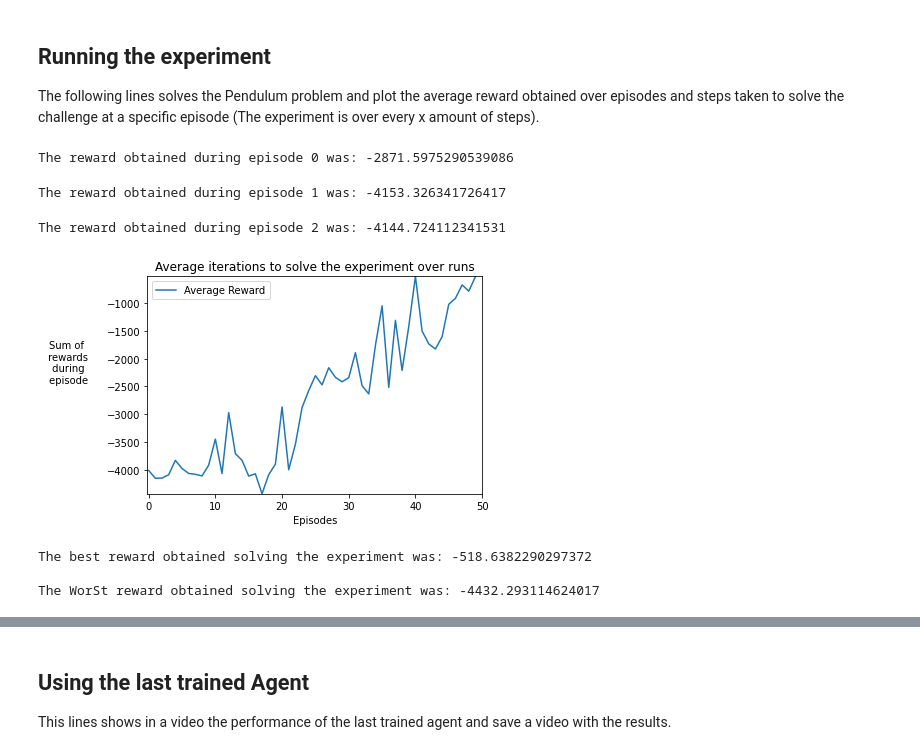
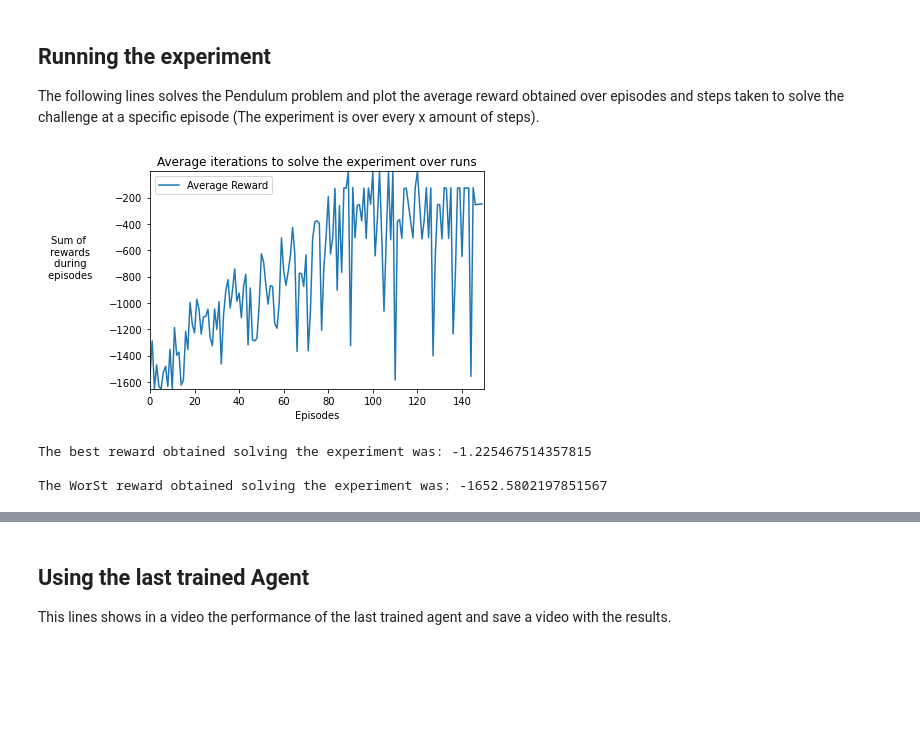
Before and after one commit to MikeS96/rl_openai, a Jupyter notebook: Pendulum_Replay_Experince.ipynb, the cells around one changed output, grey strips where cells are left out. Drawn from its saved outputs; the diff is of its cells as text; code cells hidden in the pictures; blank space fills up the shorter version.

Commit message:
Final version of Pendulum with experience replay

```diff
--- a/Pendulum_Replay_Experince.ipynb
+++ b/Pendulum_Replay_Experince.ipynb
@@ -286,6 +314,6 @@ For further explanation about TD methods see [Section 6.1 of Reinforment Learnin
 # %%
 # Method to compute the TD Target and TD estimate
-def get_td(states, next_states, rewards, terminals, critic, discount, current_c):
+def get_td(states, next_states, rewards, terminals, critic, current_critic, discount):
     """
     Args:
         states (Numpy array): States with shape (state_dim).
@@ -298,9 +326,9 @@ def get_td(states, next_states, rewards, terminals, critic, discount, current_c)
         target_vec (Tensor value): The TD Target.
         estimate_vec (Tensor value): The TD estimate.
     """
-    # Compute value estimates for the next states
-    v_next_vals = current_c.forward(next_states)
-    # Compute value estimates for the current states (TD estimate)
+    # Compute value estimates for the next states with the fixed network
+    v_next_vals = current_critic.forward(next_states)
+    # Compute value estimates for the current states (TD estimate) with the trainable network
     v_curr_vals = critic.forward(states).squeeze()
 
     # Compute the TD Target
@@ -310,5 +352,5 @@ def get_td(states, next_states, rewards, terminals, critic, discount, current_c)
 # %%
-def optimize_network(experiences, discount, optimizer_c, optimizer_a, actor, critic, criterion, current_c):
+def optimize_network(experiences, discount, optimizer_c, optimizer_a, actor, critic, current_critic, criterion):
     """
     Args:
         experiences (Numpy array): The batch of experiences including the states, actions,
@@ -330,7 +372,7 @@ def optimize_network(experiences, discount, optimizer_c, optimizer_a, actor, cri
     batch_size = states.shape[0] # Batch size
 
     # Computing TD target and estimate using get_td function
-    td_target, td_estimate = get_td(states, next_states, rewards, terminals, critic, discount, current_c)
+    td_target, td_estimate = get_td(states, next_states, rewards, terminals, critic, current_critic, discount)
 
     # TD error calculation
     delta = td_target - td_estimate
@@ -340,7 +382,6 @@ def optimize_network(experiences, discount, optimizer_c, optimizer_a, actor, cri
     optimizer_c.zero_grad()
     # Compute the  Mean squared value error loss
     critic_loss = criterion(td_estimate.double().to(device), td_target.double().to(device))
-    #critic_loss = delta**2
     # Backprop the error
     critic_loss.backward()
     # Clip the gradients to 0.5
@@ -354,7 +395,6 @@ def optimize_network(experiences, discount, optimizer_c, optimizer_a, actor, cri
     norm_dists = actor.forward(states)
     # Construct equivalent loss function
     logs_probs = norm_dists.log_prob(torch.tensor(actions))
-    #entropy = norm_dists.entropy() # - entropy * 0.0001
     # Multiply by minus one as this is gradient ascent
     actor_loss = (-logs_probs * delta.detach()).mean()
     # Backprop the error
@@ -364,7 +404,7 @@ def optimize_network(experiences, discount, optimizer_c, optimizer_a, actor, cri
     # Optimize the actor's network
     optimizer_a.step()
 
-    return actor_loss, critic_loss
+    return actor_loss.detach().numpy(), critic_loss.detach().numpy()
 # %% [markdown]
 ## Clipping the gradients
 
@@ -549,7 +593,7 @@ The following lines solves the Pendulum problem and plot the average reward obta
 # Test the Actor-Critic agent
 
 num_runs = 1
-num_episodes = 50
+num_episodes = 150
 
 agent_info = {
              'network_config': {
@@ -558,13 +602,14 @@ agent_info = {
                  'num_actions': env.action_space.shape[0]
              },
              'optimizers_config': {
-                 'actor_step_size': 4e-3,  #5e-6, 1e-5
-                 'critic_step_size': 4e-2, # 4e-4, 4e-3
-                 'gamma': 0.99,
-             }}
+                 'actor_step_size': 4e-4,  #5e-6, 1e-5
+                 'critic_step_size': 4e-3, # 4e-4, 4e-3
+                 'gamma': 0.9,
+             },
+                'replay_buffer_size': 50000,
+                'minibatch_sz': 16,
+                'num_replay_updates_per_step': 4}
 
-# Variable to store the amount of steps taken to solve the challeng
-all_steps = []
 # Variable to save the rewards in an episode
 all_rewards = []
 # Save actor and critic losses
@@ -578,7 +623,7 @@ agent = ActorCritic()
 env = gym.make('Pendulum-v0')
 env.reset()
 # Maximum number of possible iterations (default was 200)
-env._max_episode_steps = 500
+env._max_episode_steps = 200
 
 # Number of runs are the times the experiment will start again (a.k.a episode)
 for n_runs in range(num_runs):
@@ -590,7 +635,6 @@ for n_runs in range(num_runs):
     # Generate last state and action in the agent
     last_action = agent.agent_start(observation)
     # Steps, rewards and loss at each episode to solve the challenge
-    steps_per_episode = []
     rewards_per_episode = []
     loss_per_episode_c = []
     loss_per_episode_a = []
@@ -602,7 +646,6 @@ for n_runs in range(num_runs):
         done = False
         # Set rewards, steps and loss to zero
         rewards = 0
-        n_steps = 0
         agent.actor_loss_val = 0
         agent.critic_loss_val = 0
         # Reset environment
@@ -617,7 +660,6 @@ for n_runs in range(num_runs):
             observation, reward, done, info = env.step(last_action)
 
             rewards += reward.squeeze()
-            n_steps += 1
 
             # If the goal has been reached stop
             if done:
@@ -627,18 +669,13 @@ for n_runs in range(num_runs):
                 # Take a step with the agent
                 last_action = agent.agent_step(reward, observation)
 
-        # Append steps taken to solve the episode
-        steps_per_episode.append(n_steps)
         # Reward obtained during the episode
         rewards_per_episode.append(rewards)
         # Losses obtained solving the experiment
         loss_per_episode_c.append(agent.critic_loss_val)
         loss_per_episode_a.append(agent.actor_loss_val)
-        print("The reward obtained during episode {0} was: {1}".format(t, rewards))
 
 
-    # Steps taken to solve the experiment during all
-    all_steps.append(np.array(steps_per_episode))
     # Awards obtained during all episode
     all_rewards.append(np.array(rewards_per_episode))
     # Losses obtained during all episodes
@@ -646,27 +683,23 @@ for n_runs in range(num_runs):
     all_loss_a.append(np.array(loss_per_episode_a))
 
 env.close()
-# %% [output]
-The reward obtained during episode 0 was: -2871.5975290539086
-The reward obtained during episode 1 was: -4153.326341726417
-The reward obtained during episode 2 was: -4144.724112341531
 # %%
 rewards_average = np.mean(all_rewards, axis=0)
 plt.plot(rewards_average, label = 'Average Reward')
 plt.xlabel("Episodes")
-plt.ylabel("Sum of\n rewards\n during\n episode" ,rotation=0, labelpad=40)
+plt.ylabel("Sum of\n rewards\n during\n episodes" ,rotation=0, labelpad=40)
 plt.xlim(-0.2, num_episodes)
 plt.ylim(rewards_average.min(), rewards_average.max())
 plt.title("Average iterations to solve the experiment over runs")
 plt.legend()
 plt.show()
 print("The best reward obtained solving the experiment was: {0}\n".format(np.array(all_rewards).max()))
 print("The WorSt reward obtained solving the experiment was: {0}\n".format(np.array(all_rewards).min()))
 # %% [output]
-[figure, old version]
+[figure, new version]
-The best reward obtained solving the experiment was: -518.6382290297372
+The best reward obtained solving the experiment was: -1.225467514357815
 
-The WorSt reward obtained solving the experiment was: -4432.293114624017
+The WorSt reward obtained solving the experiment was: -1652.5802197851567
 # %%
 loss_average = np.mean(np.array(all_loss_c), axis=0)
 plt.plot(loss_average, label = 'Steps')
```
Also changed, not shown: parts of 12 cells of this notebook.
